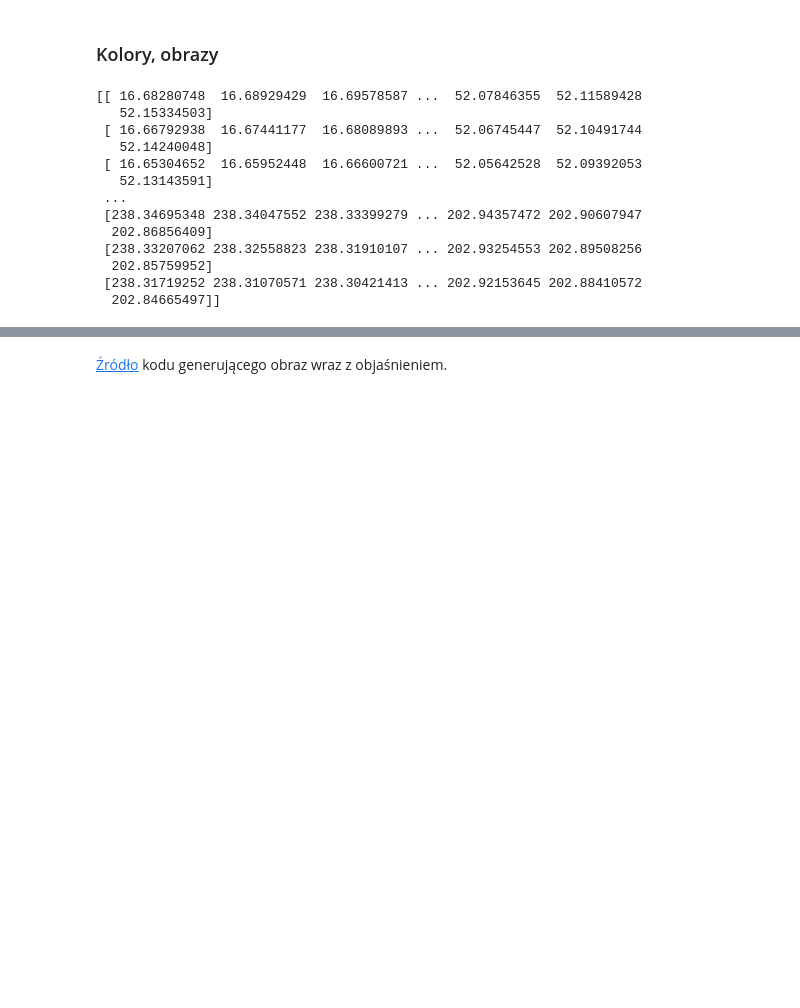
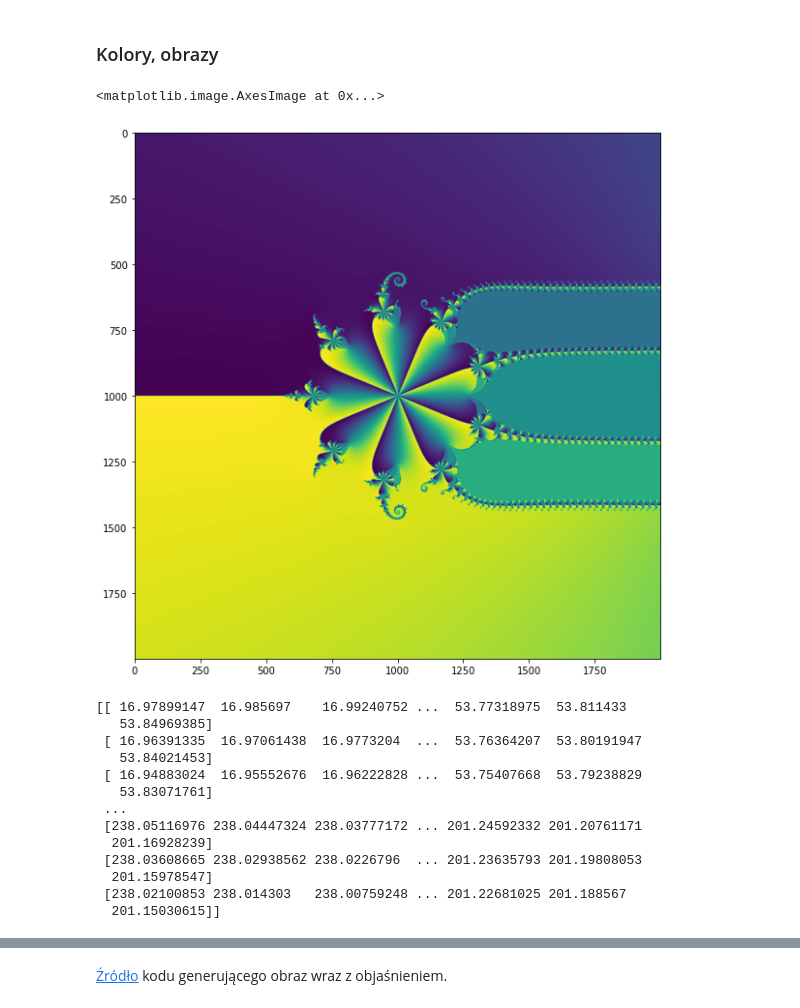
Before and after one commit to Mimikkk/__kck-2021, a Jupyter notebook: lab-2.ipynb, the cells around one changed output, grey strips where cells are left out. Saved outputs shown, nothing was run; the diff lists cells and outputs as text; code cells hidden in the pictures; blank space fills up the shorter version.

```diff
--- a/lab-2.ipynb
+++ b/lab-2.ipynb
@@ -162,17 +162,17 @@ array([[ 0,  2,  0,  4],
 # %% [markdown]
 ### Kolory, obrazy
 # %%
-def gen_img(n=9, start=-1.5, end=1.5, size=2000, is_second: bool = False):
+def gen_img(n=9, start=-1.5, end=1.5, size=2000, is_first: bool = False):
   # Inicjalizacja danych
   x = np.linspace(start, end, size)
   y = np.linspace(start, end, size)
   xx, yy = np.meshgrid(x, y)
   Z = xx + yy * 1j  # Tworzymy macierz wartości zespolonych
   first = lambda Z: ((n - 1) / n) * Z + (1 / n) * (1 / (Z ** (n - 1)))
-  second = lambda Z: ((n ** 2 - 12 / n ** 2) / n ** 2) * Z - 3 / n ** 2 + (1 / n ** 3) * (1 / (Z ** (n - 1)))
+  second = lambda Z: ((n ** 2 - 3 / n ** 2) / n ** 2) * Z - 3 / n ** 2 + (1 / n ** 3) * (1 / (Z ** (n - 1)))
 
   for i in range(50):
-    Z = (first if is_second else second)(Z)
+    Z = (first if is_first else second)(Z)
 
   # Argument liczby zespolonej
   img = np.angle(Z)
@@ -181,23 +181,27 @@ def gen_img(n=9, start=-1.5, end=1.5, size=2000, is_second: bool = False):
 # %%
 # Można również przetestować funkcję dla innych n niż domyślne
 img = gen_img()
+plt.imshow(img)
+# %% [output]
+<matplotlib.image.AxesImage at 0x...>
+[figure, added]
 # %%
 # Funkcja zwraca dwuwymiarową tablicę wartości z zakresu 0-255
 print(img)
 # %% [output]
-[[ 16.68280748  16.68929429  16.69578587 ...  52.07846355  52.11589428
-   52.15334503]
- [ 16.66792938  16.67441177  16.68089893 ...  52.06745447  52.10491744
-   52.14240048]
- [ 16.65304652  16.65952448  16.66600721 ...  52.05642528  52.09392053
-   52.13143591]
+[[ 16.97899147  16.985697    16.99240752 ...  53.77318975  53.811433
+   53.84969385]
+ [ 16.96391335  16.97061438  16.9773204  ...  53.76364207  53.80191947
+   53.84021453]
+ [ 16.94883024  16.95552676  16.96222828 ...  53.75407668  53.79238829
+   53.83071761]
  ...
- [238.34695348 238.34047552 238.33399279 ... 202.94357472 202.90607947
-  202.86856409]
- [238.33207062 238.32558823 238.31910107 ... 202.93254553 202.89508256
-  202.85759952]
- [238.31719252 238.31070571 238.30421413 ... 202.92153645 202.88410572
-  202.84665497]]
+ [238.05116976 238.04447324 238.03777172 ... 201.24592332 201.20761171
+  201.16928239]
+ [238.03608665 238.02938562 238.0226796  ... 201.23635793 201.19808053
+  201.15978547]
+ [238.02100853 238.014303   238.00759248 ... 201.22681025 201.188567
+  201.15030615]]
 # %%
 # Wyświetlanie numpy array jako obrazu
 plt.imshow(img)
```
Also changed, not shown: parts of 15 cells of this notebook, 1 other file.
